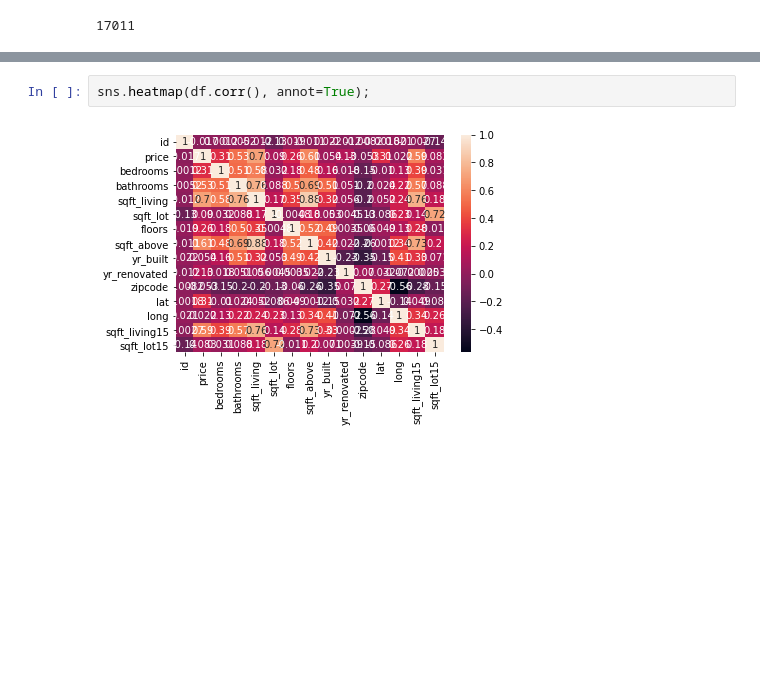
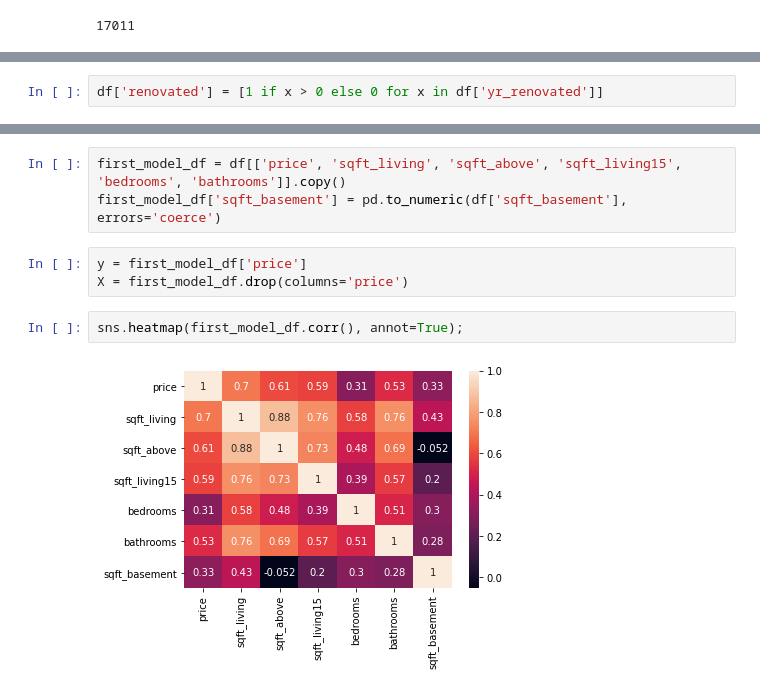
Before and after one commit to hanis-z/King-County-Millenial-homeowner-program, a Jupyter notebook: individualNotebooks/Greg_notebook.ipynb, the cells around one changed output, grey strips where cells are left out. Drawn from its saved outputs; the diff is of its cells as text; blank space fills up the shorter version.

Commit message:
Update notebook with example regression models (no data cleaning yet)

```diff
--- a/individualNotebooks/Greg_notebook.ipynb
+++ b/individualNotebooks/Greg_notebook.ipynb
@@ -183,0 +206,2 @@ Name: yr_renovated, dtype: float64
+# %%
+df['renovated'] = [1 if x > 0 else 0 for x in df['yr_renovated']]
@@ -220,4 +253,10 @@ Name: price, dtype: float64
+# %%
+first_model_df = df[['price', 'sqft_living', 'sqft_above', 'sqft_living15', 'bedrooms', 'bathrooms']].copy()
+first_model_df['sqft_basement'] = pd.to_numeric(df['sqft_basement'], errors='coerce')
+# %%
+y = first_model_df['price']
+X = first_model_df.drop(columns='price')
 # %%
-sns.heatmap(df.corr(), annot=True);
+sns.heatmap(first_model_df.corr(), annot=True);
 # %% [output]
-[figure, old version]
+[figure, new version]
```
Also changed, not shown: parts of 22 cells of this notebook.
